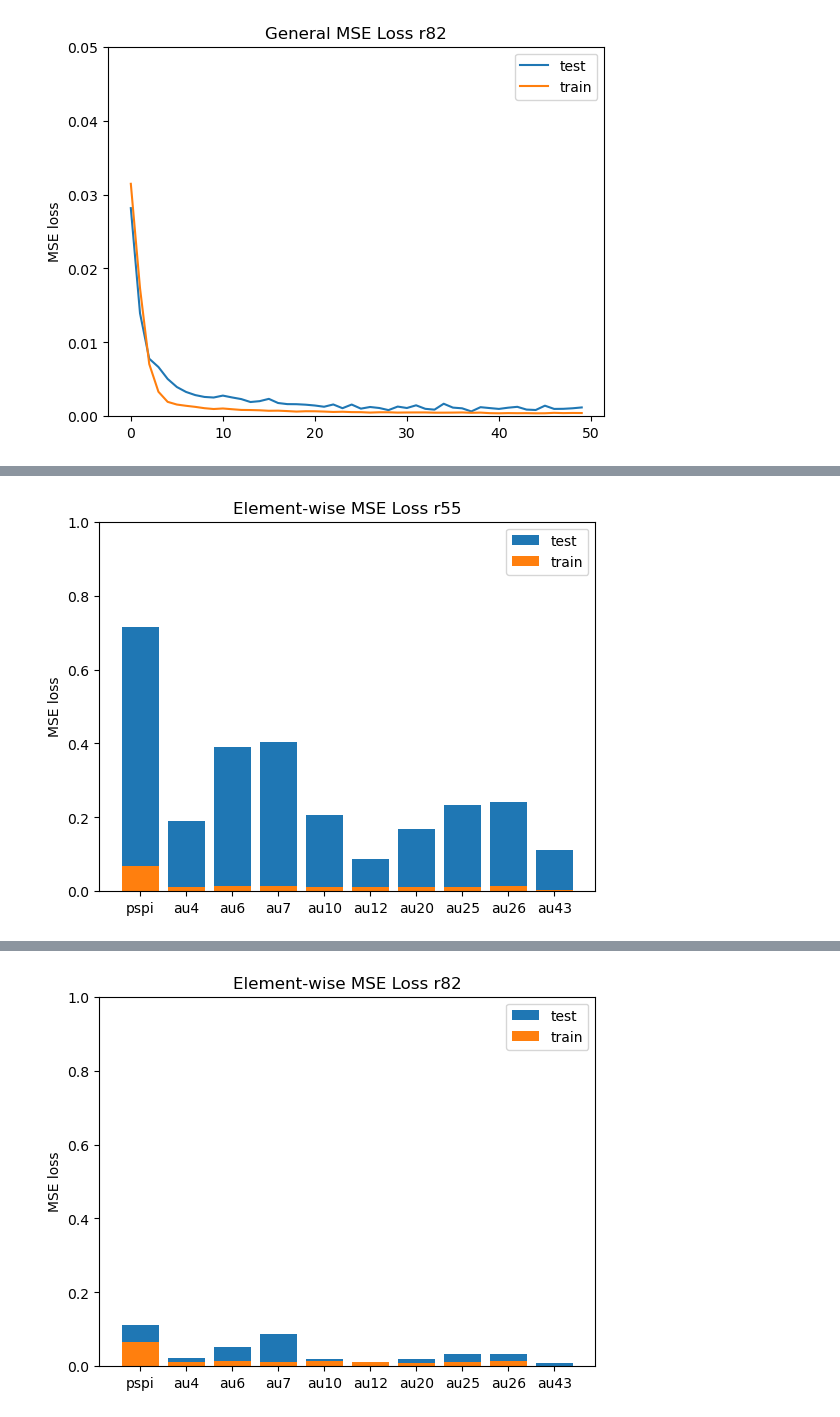
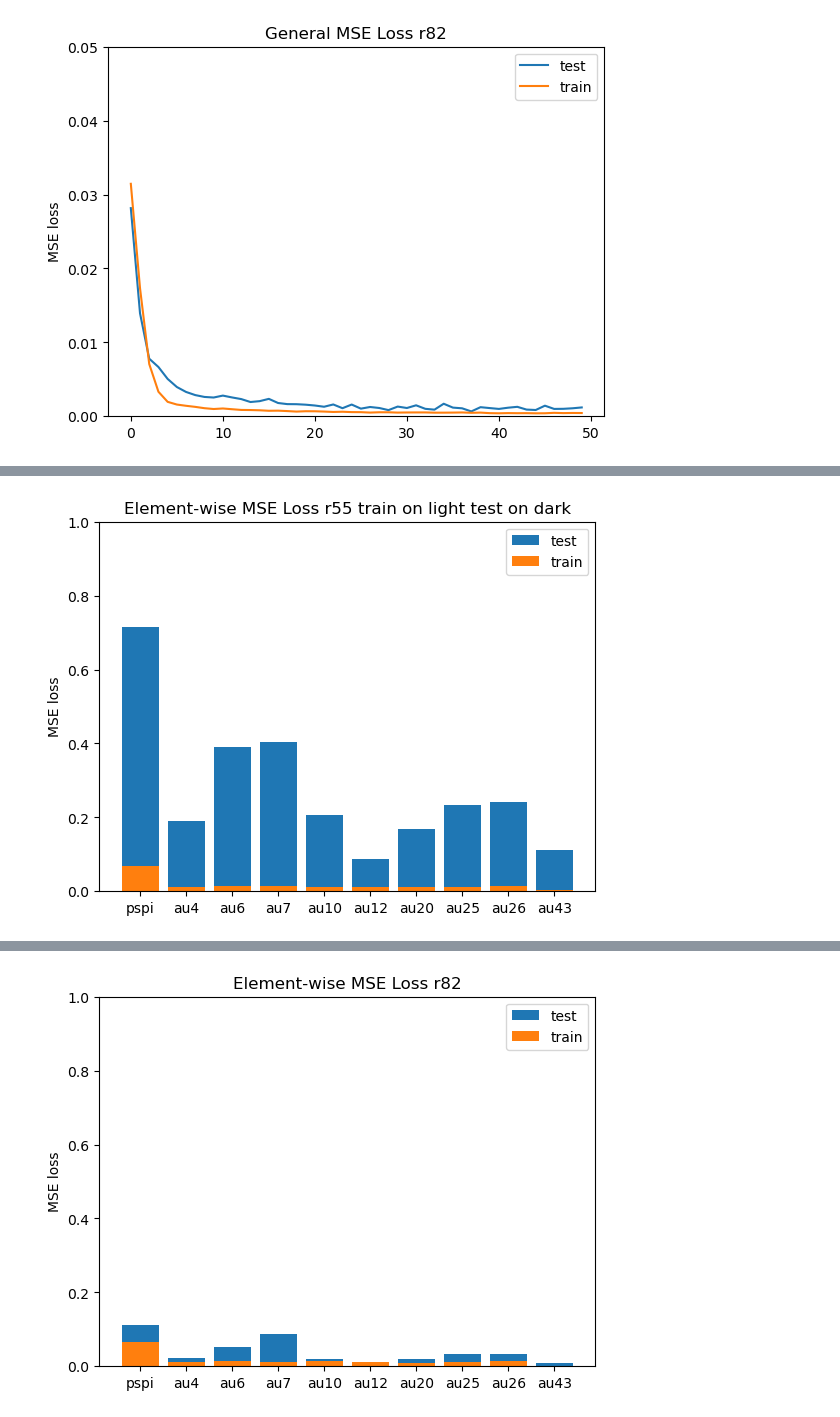
Before and after one commit to hiyuantang/FAU_Dataset, a Jupyter notebook: code/vis_maemse.ipynb, the cells around one changed output, grey strips where cells are left out. Drawn from its saved outputs; the diff is of its cells as text; code cells hidden in the pictures.

```diff
--- a/code/vis_maemse.ipynb
+++ b/code/vis_maemse.ipynb
@@ -40,13 +52,13 @@ plot_loss(lines)
 # %%
 aus = ['pspi', 'au4', 'au6', 'au7', 'au10', 'au12', 'au20', 'au25', 'au26', 'au43']
 train_mse_aus = [0.0676679, 0.01097045, 0.01296659, 0.01536401, 0.01177868, 0.01214748, 0.01171816, 0.0121143, 0.01373111, 0.00284729]
 test_mse_aus = [0.71537631, 0.18964844, 0.39081155, 0.40517712, 0.20770589, 0.08648273, 0.1682063, 0.23408949, 0.24242886, 0.11181538]
 plt.bar(aus, test_mse_aus, label='test')
 plt.bar(aus, train_mse_aus, label='train')
 plt.ylabel('MSE loss')
-plt.title('Element-wise MSE Loss r55')
+plt.title('Element-wise MSE Loss r55 train on light test on dark')
 plt.ylim([0, 1])
 plt.legend()
 plt.show()
 # %% [output]
-[figure, old version]
+[figure, new version]
```
Also changed, not shown: parts of 7 cells of this notebook.
